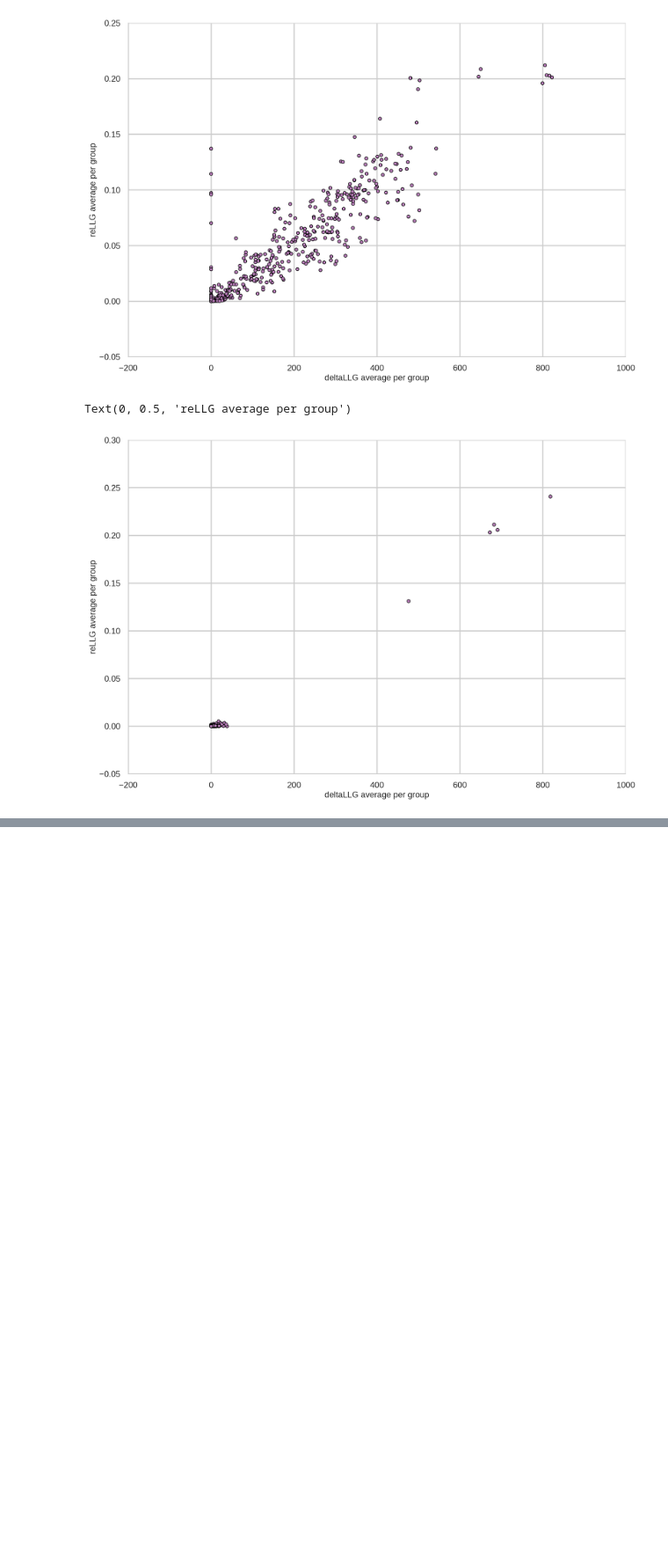
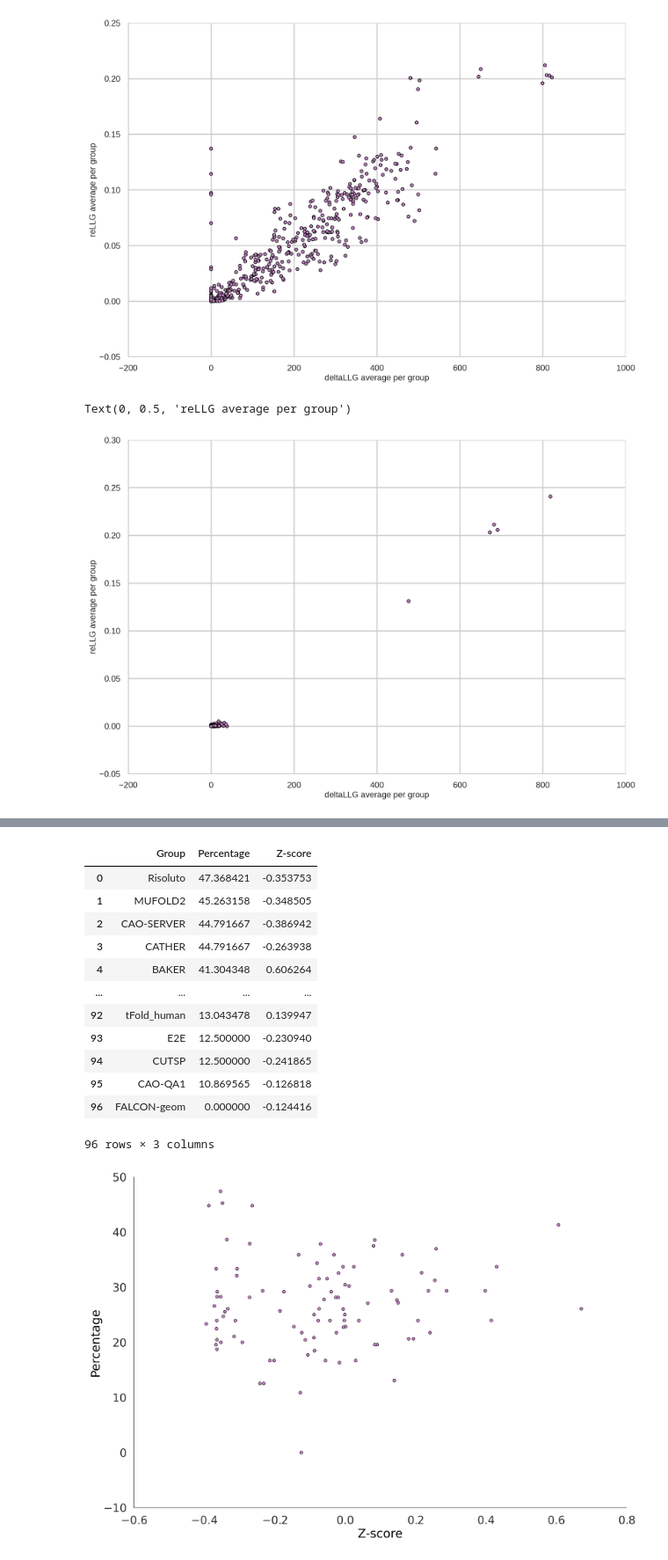
Before and after one commit to clacri/CASP14_MR_evaluation, a Jupyter notebook: CASP_ReLLG_Exploration_Results_Prediction_Category.ipynb, the cells around one changed output, grey strips where cells are left out. Shown at 88% size. Drawn from its saved outputs; the diff is of its cells as text; code cells hidden in the pictures; blank space fills up the shorter version.

Commit message:
Check_if_changes

```diff
--- a/CASP_ReLLG_Exploration_Results_Prediction_Category.ipynb
+++ b/CASP_ReLLG_Exploration_Results_Prediction_Category.ipynb
@@ -887,6 +880,8 @@ plt.show()
 # That is, which fraction of their targets were actually right in pointing out model 1 was the best
 dict_self_rank_correct = {}
 by_groups = df_all_as_rmsd.groupby(['Name_Group'])
+dict_colors = {}
+dict_average_zscore = {}
 for group in by_groups:
   #print("\n\nChecking maximum value for group ",group[0])
   if group[0] in groups_to_eliminate:
@@ -894,6 +889,13 @@ for group in by_groups:
     continue # we will skip the groups that will not be ranked
   # In each entry we will save in a list 1 per each time their model 1 was actually the best for a given target and 0 when not
   dict_self_rank_correct[group[0]] = []
+  # The color will be chosen differently if average value for reLLG is positive or negative
+  mean_zscore = group[1]['reLLG_as_rmsd_zscore'].mean()
+  dict_average_zscore[group[0]]=mean_zscore
+  if mean_zscore < 0:
+    dict_colors[group[0]]='lightcoral'
+  else:
+    dict_colors[group[0]]='palegreen'
   # I can iterate now by each target for this group and see their 5 models
   by_target = group[1].groupby('Target_Evaluation')
   for targeti in by_target:
@@ -914,4 +916,4 @@ for group in by_groups:
 
 
 
-#print("SHERLOCK check the dict",dict_self_rank_correct)
+#print("SHERLOCK check the dict",dict_average_zscore)
@@ -918,29 +922,72 @@ for group in by_groups:
 # %%
+
+plt.style.use(['/content/drive/MyDrive/DATA_FOR_NOTEBOOKS/mydefplot.mplstyle','seaborn-poster'])
+plt.rcParams['font.family'] = 'Arial'
+
 rank_list = []
 for keygroup in dict_self_rank_correct.keys():
   #print("SHERLOCK dict_self_rank_correct[keygroup]",dict_self_rank_correct[keygroup])
   #print("SHERLOCK len(dict_self_rank_correct[keygroup])",len(dict_self_rank_correct[keygroup]))
   total = len(dict_self_rank_correct[keygroup])
   if total > 0:
       positives = dict_self_rank_correct[keygroup].count(1) # how many times was the first
       percentage = (positives * 100) / total
       #print('\nGroup ',keygroup,' had ',positives,' out of ',total,' targets with 5 models correctly ranked as first, giving a % of ',percentage)
       rank_list.append((keygroup,percentage))
   else:
     continue
 
-sorted_rank_list = sorted(rank_list,key=lambda x: x[1], reverse=True)
-for ele in sorted_rank_list:
-  print(ele)
+#sorted_rank_list = sorted(rank_list,key=lambda x: x[1], reverse=True)
+#for ele in sorted_rank_list:
+  #print(ele)
 
-# Now do the plot
-labels, ys = zip(*sorted_rank_list)
-xs = numpy.arange(len(labels))
-#width = 1.5
-plt.figure(figsize=(40,10))
-plt.bar(xs, ys)
-plt.xticks(xs, labels, rotation=90)
-plt.ylabel("Percentage of correctly ranked first models")
-plt.savefig("Self_ranking_assesment_prediction.png",figsize=(40,10),bbox_inches = "tight")
-files.download("Self_ranking_assesment_prediction.png") # This will download it
+df_for_plot = pd.DataFrame(rank_list, columns =['Group', 'Percentage'])
+df_for_plot.sort_values(by=['Percentage'],ascending=False,inplace=True)
+#df_for_plot.index = df_for_plot['Group']
+#display(df_for_plot)
+
+# Now do a scatter plot
+df_zscore = pd.DataFrame.from_dict(dict_average_zscore,orient='index')
+df_zscore['Group'] = df_zscore.index
+df_zscore.columns=['Z-score','Group']
+#display(df_zscore)
+merge_for_scatter = pd.merge(df_for_plot,df_zscore,on='Group')
+# Testing if removing alphafold makes it more informative
+merge_for_scatter = merge_for_scatter.loc[merge_for_scatter['Group']!="AlphaFold2"]
+display(merge_for_scatter)
+ax = merge_for_scatter.plot.scatter(x="Z-score",y="Percentage")
 plt.show()
+
+# Now do a bar plot
+#pd.DataFrame.from_dict(data, orient='index')
+#df_color = pd.DataFrame.from_dict(dict_colors,orient='index')
+#df_color['Group'] = df_color.index
+#df_color.columns=['Colour','Group']
+#display(df_color)
+#col = []
+#for val in df_color['Colour']:
+#    col.append(val)
+#print("col ",col)
+#x = (range(len(df_for_plot["Percentage"])))
+#new_x = [2*i for i in x]
+#ax=df_for_plot.plot.bar(color=[col],figsize=(40,20))
+#ax.get_legend().remove()
+#plt.xlabel("Prediction Group",fontsize=12)
+#plt.xticks(fontsize=12)
+#plt.ylabel("Percentage of correctly ranked first models")
+#plt.show()
+# %% [output]
+|  | Group | Percentage | Z-score |
+| 0 | Risoluto | 47.368421 | -0.353753 |
+| 1 | MUFOLD2 | 45.263158 | -0.348505 |
+| 2 | CAO-SERVER | 44.791667 | -0.386942 |
+| 3 | CATHER | 44.791667 | -0.263938 |
+| 4 | BAKER | 41.304348 | 0.606264 |
+| ... | ... | ... | ... |
+| 92 | tFold_human | 13.043478 | 0.139947 |
+| 93 | E2E | 12.500000 | -0.230940 |
+| 94 | CUTSP | 12.500000 | -0.241865 |
+| 95 | CAO-QA1 | 10.869565 | -0.126818 |
+| 96 | FALCON-geom | 0.000000 | -0.124416 |
+96 rows × 3 columns
+[figure, added]
```
Also changed, not shown: parts of 11 cells of this notebook.
